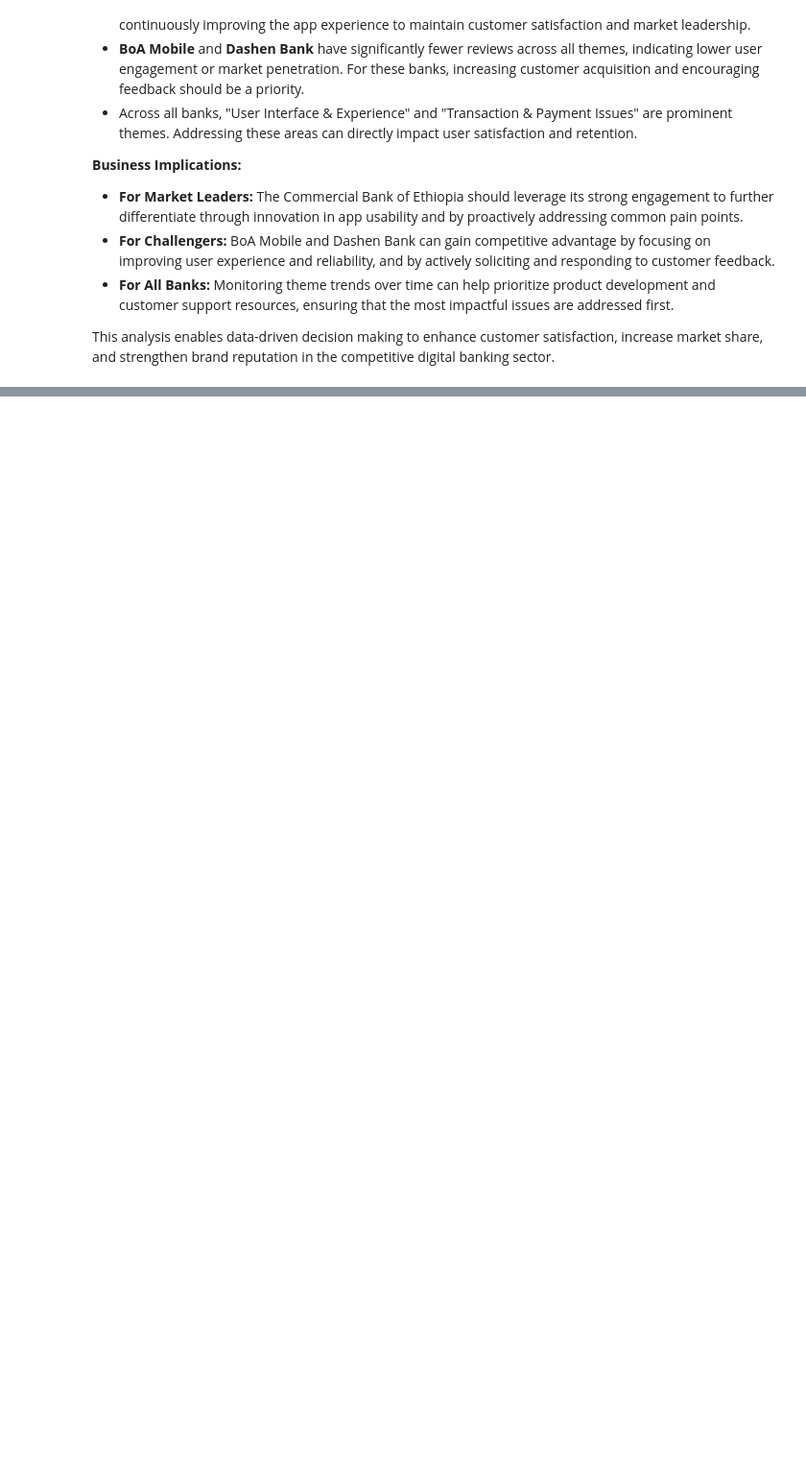
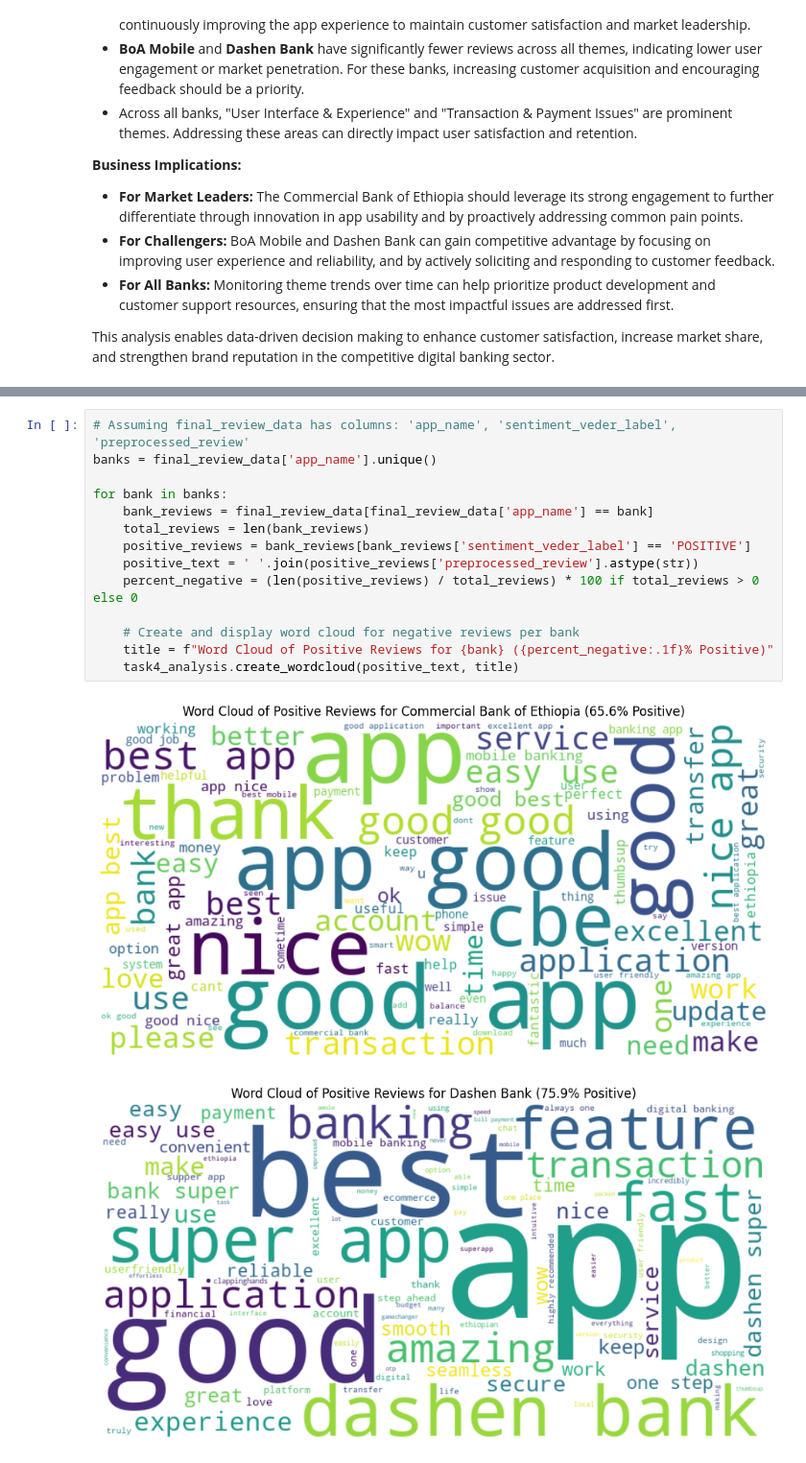
Before and after one commit to Jonepeter/fintech-customer-experience-analytics, a Jupyter notebook: notebooks/analysis.ipynb, the cells around one changed output, grey strips where cells are left out. Shown at 96% size. Saved outputs shown, nothing was run; the diff lists cells and outputs as text; blank space fills up the shorter version.

```diff
--- a/notebooks/analysis.ipynb
+++ b/notebooks/analysis.ipynb
@@ -113,0 +134,17 @@ This analysis enables data-driven decision making to enhance customer satisfacti
+# %%
+# Assuming final_review_data has columns: 'app_name', 'sentiment_veder_label', 'preprocessed_review'
+banks = final_review_data['app_name'].unique()
+
+for bank in banks:
+    bank_reviews = final_review_data[final_review_data['app_name'] == bank]
+    total_reviews = len(bank_reviews)
+    positive_reviews = bank_reviews[bank_reviews['sentiment_veder_label'] == 'POSITIVE']
+    positive_text = ' '.join(positive_reviews['preprocessed_review'].astype(str))
+    percent_negative = (len(positive_reviews) / total_reviews) * 100 if total_reviews > 0 else 0
+
+    # Create and display word cloud for negative reviews per bank
+    title = f"Word Cloud of Positive Reviews for {bank} ({percent_negative:.1f}% Positive)"
+    task4_analysis.create_wordcloud(positive_text, title)
+# %% [output]
+[figure, added]
+[figure, added]
```
Also changed, not shown: parts of 6 cells of this notebook.
